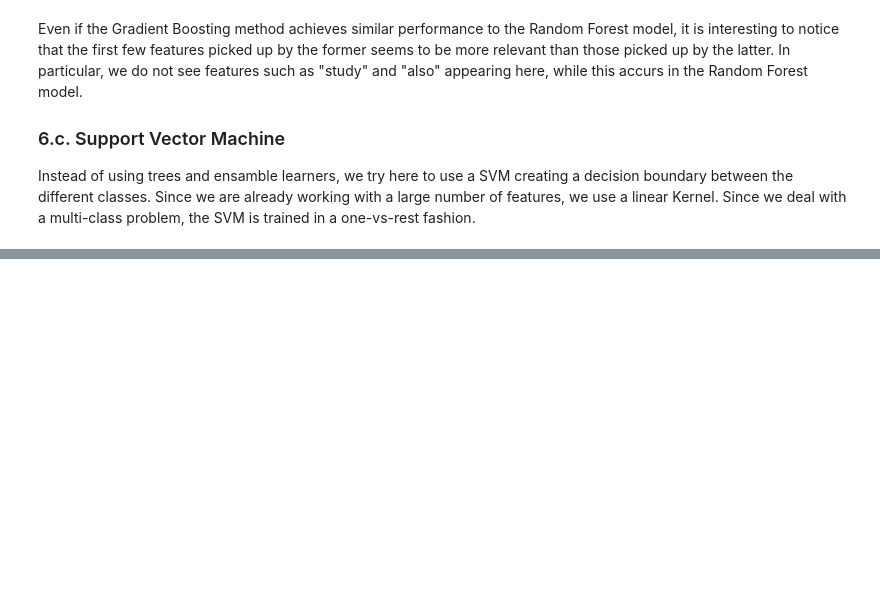
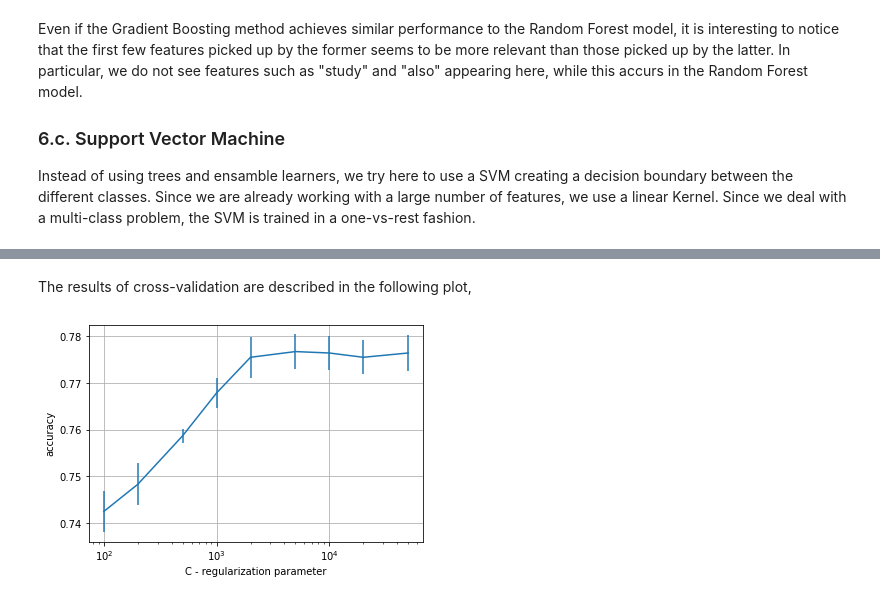
Before and after one commit to carlosparaciari/abstract-classification-supervised, a Jupyter notebook: paper_classification.ipynb, the cells around one changed output, grey strips where cells are left out. Saved outputs shown, nothing was run; the diff lists cells and outputs as text; code cells hidden in the pictures; blank space fills up the shorter version.

Commit message:
Logistic regression added

```diff
--- a/paper_classification.ipynb
+++ b/paper_classification.ipynb
@@ -1119,0 +1142,17 @@ The plots are quite interesting, see for example how for the *ads-cft correspond
+# %%
+param_C = [1e2,2e2,5e2,1e3,2e3,5e3,1e4,2e4,5e4]
+# %% [markdown]
+The results of cross-validation are described in the following plot,
+# %%
+df_CV_logistic = pd.read_pickle('./cross-val/logistic_regression/cross_val_results.pkl')
+
+cv_accuracy = df_CV_logistic['mean_test_score']
+cv_std_err = df_CV_logistic['std_test_score']/np.sqrt(5)
+
+plt.errorbar(param_C,cv_accuracy,yerr=cv_std_err)
+plt.xscale('log')
+plt.xlabel('C - regularization parameter')
+plt.ylabel('accuracy')
+plt.grid()
+# %% [output]
+[figure, added]
```
Also changed, not shown: parts of 42 cells of this notebook.
